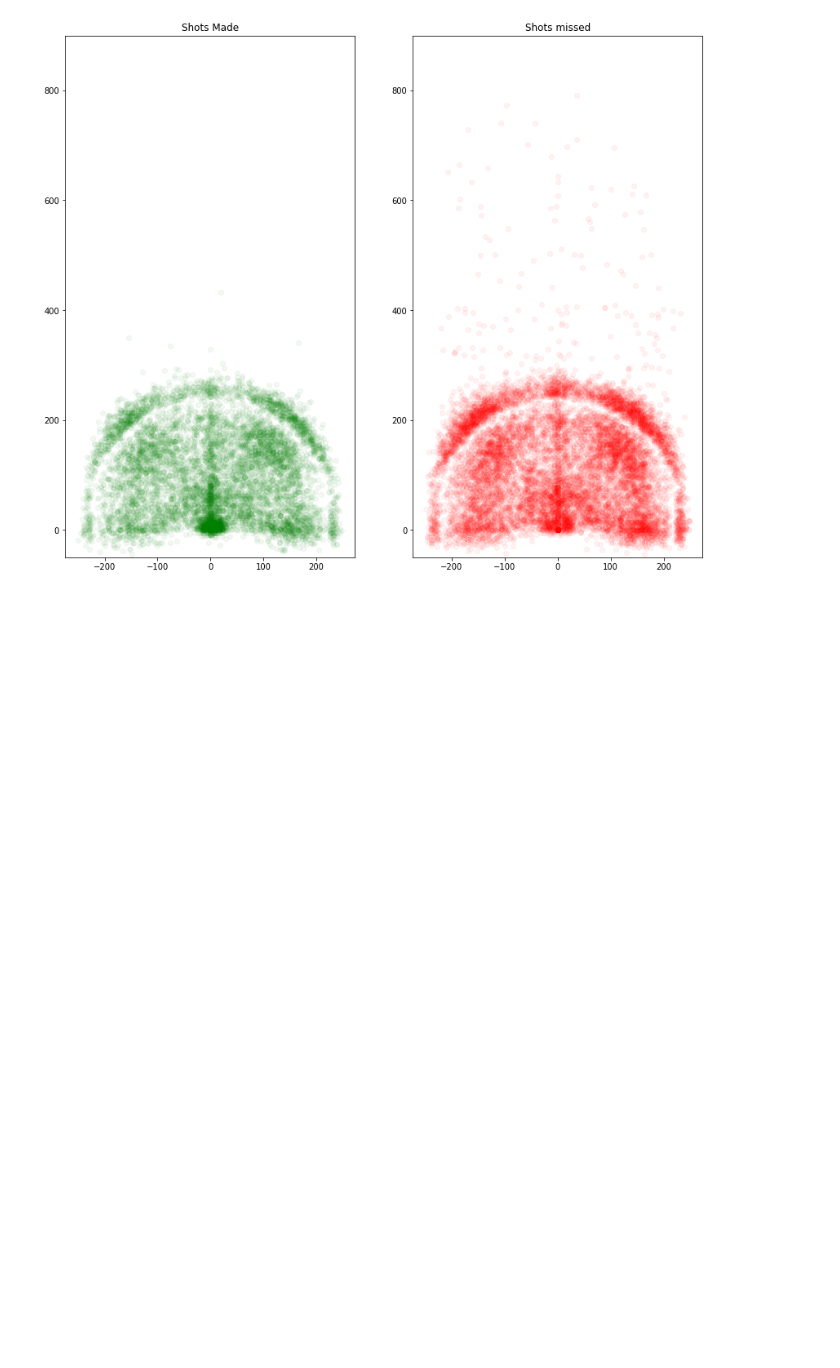
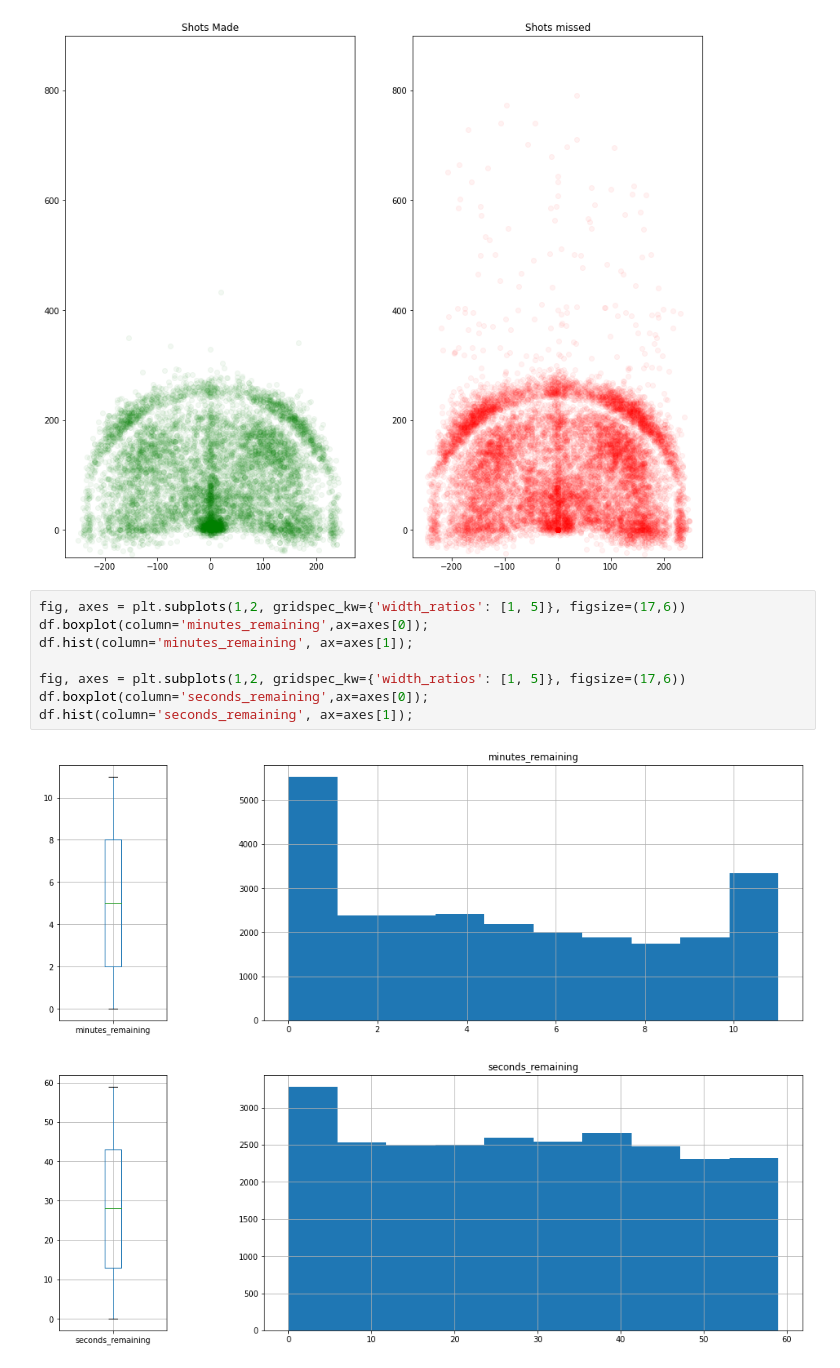
Before and after one commit to mitirmizi/koby-bryant-shot-selection, a Jupyter notebook: ismail_eda.ipynb, the cells around one changed output. Drawn from its saved outputs; the diff is of its cells as text; blank space fills up the shorter version.

```diff
--- a/ismail_eda.ipynb
+++ b/ismail_eda.ipynb
@@ -98,3 +169,14 @@ ax.set_ylim([-50, 900])
 plt.savefig('shots_made_and_missed.png')
 # %% [output]
 [figure]
+# %%
+fig, axes = plt.subplots(1,2, gridspec_kw={'width_ratios': [1, 5]}, figsize=(17,6))
+df.boxplot(column='minutes_remaining',ax=axes[0]);
+df.hist(column='minutes_remaining', ax=axes[1]);
+
+fig, axes = plt.subplots(1,2, gridspec_kw={'width_ratios': [1, 5]}, figsize=(17,6))
+df.boxplot(column='seconds_remaining',ax=axes[0]);
+df.hist(column='seconds_remaining', ax=axes[1]);
+# %% [output]
+[figure, added]
+[figure, added]
```
Also changed, not shown: parts of 30 cells of this notebook.
